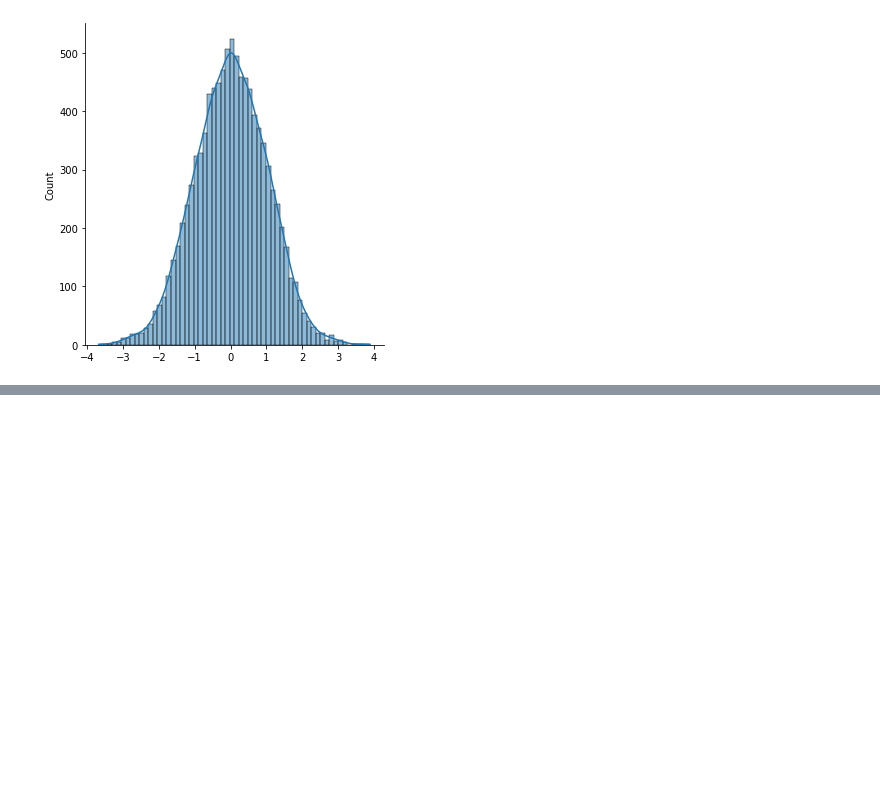
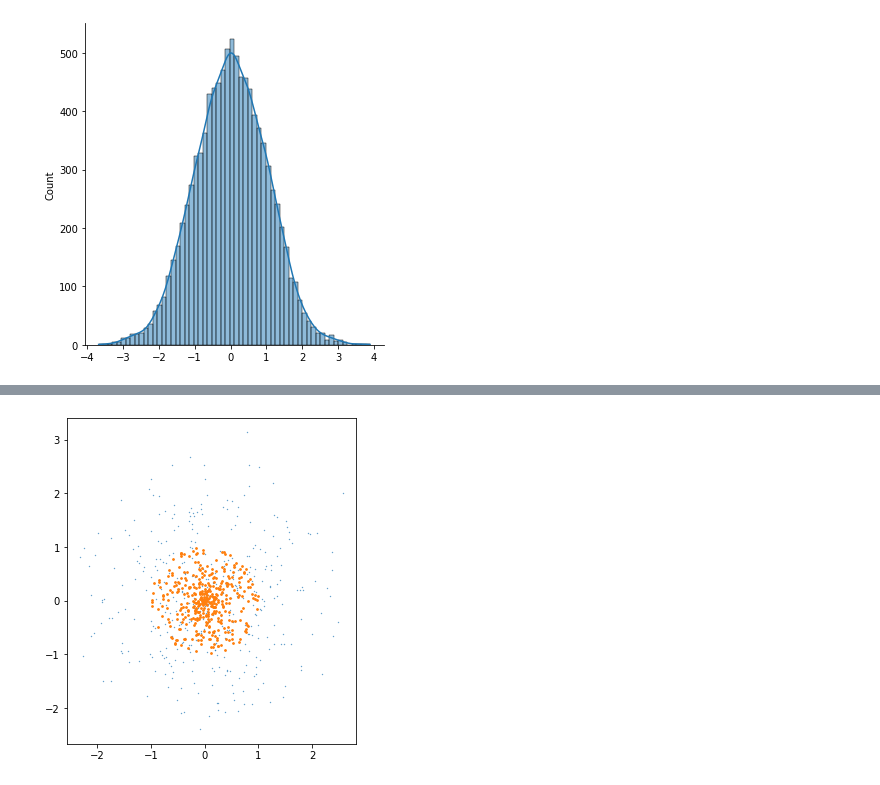
Before and after one commit to fum-cs/ads, a Jupyter notebook: code/CD_KNN.ipynb, the cells around one changed output, grey strips where cells are left out. Cells and saved outputs as stored; diff of their text form; code cells hidden in the pictures; blank space fills up the shorter version.

```diff
--- a/code/CD_KNN.ipynb
+++ b/code/CD_KNN.ipynb
@@ -212,0 +245,4 @@ sns.displot(y, kde=True)
+# %%
+x = np.random.randn(400, 2)
+norm_x = np.linalg.norm(x, axis=1)
+y = x/norm_x[:,np.newaxis]
@@ -212,0 +257,11 @@ sns.displot(y, kde=True)
+# %%
+rho = np.random.rand(len(x))
+y = rho[:,np.newaxis] * x/norm_x[:,np.newaxis]
+plt.figure(figsize=(6, 6))
+plt.scatter(x[:,0],x[:,1],.1)
+plt.scatter(y[:,0],y[:,1],3)
+ax = plt.gca()
+ax.set_aspect('equal', adjustable='box')
+plt.draw()
+# %% [output]
+[figure, added]
```
Also changed, not shown: parts of 11 cells of this notebook.
